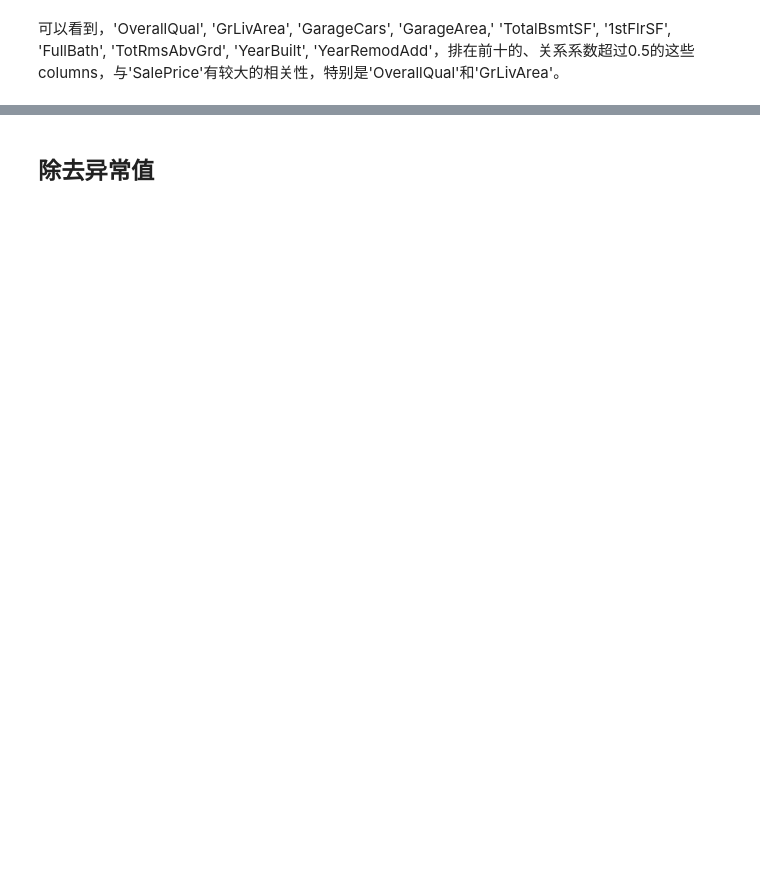
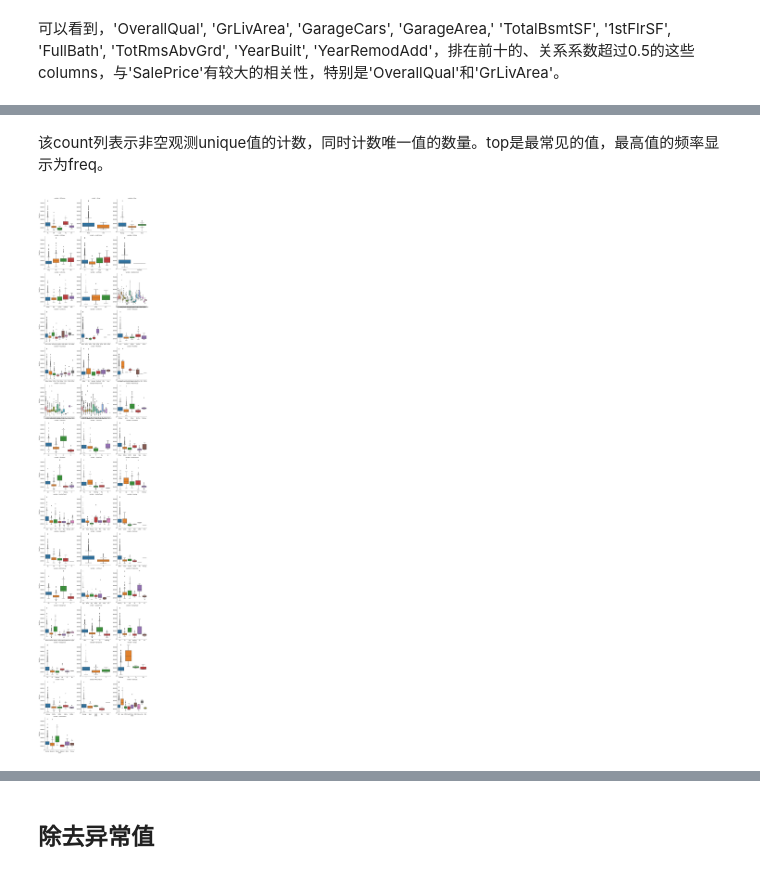
Before and after one commit to ZHBIT92/Deep-Learning, a Jupyter notebook: Kaggle/House_Prices/import-1.ipynb, the cells around one changed output, grey strips where cells are left out. Cells and saved outputs as stored; diff of their text form; code cells hidden in the pictures; blank space fills up the shorter version.

```diff
--- a/Kaggle/House_Prices/import-1.ipynb
+++ b/Kaggle/House_Prices/import-1.ipynb
@@ -164,19 +115,0 @@ plt.show()  # 展示
-# %%
-plt.rcParams['figure.figsize'] = (10, 10) #设置图像大小
-
-plt.figure()
-plt.subplot(2,2,1)
-plt.scatter(x=traindata['GrLivArea'], y=np.log(traindata.SalePrice))
-plt.xlabel('GrLivArea')
-plt.subplot(2,2,2)
-plt.scatter(x=traindata['GarageArea'], y=np.log(traindata.SalePrice))
-plt.xlabel('GarageArea')
-
-plt.subplot(2,2,3)
-plt.scatter(x=traindata['TotalBsmtSF'], y=np.log(traindata.SalePrice))
-plt.xlabel('TotalBsmtSF')
-plt.subplot(2,2,4)
-plt.scatter(x=traindata['1stFlrSF'], y=np.log(traindata.SalePrice))
-plt.xlabel('1stFlrSF')
-
-plt.show()  # 展示
@@ -184,0 +118,3 @@ plt.show()  # 展示
+# %%
+# exclude-排除，这里选择所有的非数字特征
+categorical_feats = traindata.select_dtypes(exclude=[np.number])
@@ -184,0 +131,16 @@ plt.show()  # 展示
+# %% [markdown]
+该count列表示非空观测unique值的计数，同时计数唯一值的数量。top是最常见的值，最高值的频率显示为freq。
+# %%
+for c in categorical_feats:
+    traindata[c] = traindata[c].astype('category')
+    if traindata[c].isnull().any():
+        traindata[c] = traindata[c].cat.add_categories(["Missing"])
+        traindata[c] = traindata[c].fillna("Missing")
+def boxplot(x,y,**kwargs):
+    sns.boxplot(x=x,y=y)
+f = pd.melt(traindata,id_vars=['SalePrice'],value_vars=categorical_feats)
+g = sns.FacetGrid(f,col='variable',col_wrap=3,sharex=False,sharey=False,size=5)
+g = g.map(boxplot,"value","SalePrice")
+plt.show()
+# %% [output]
+[figure, added]
```
Also changed, not shown: parts of 67 cells of this notebook, 5 other files.
